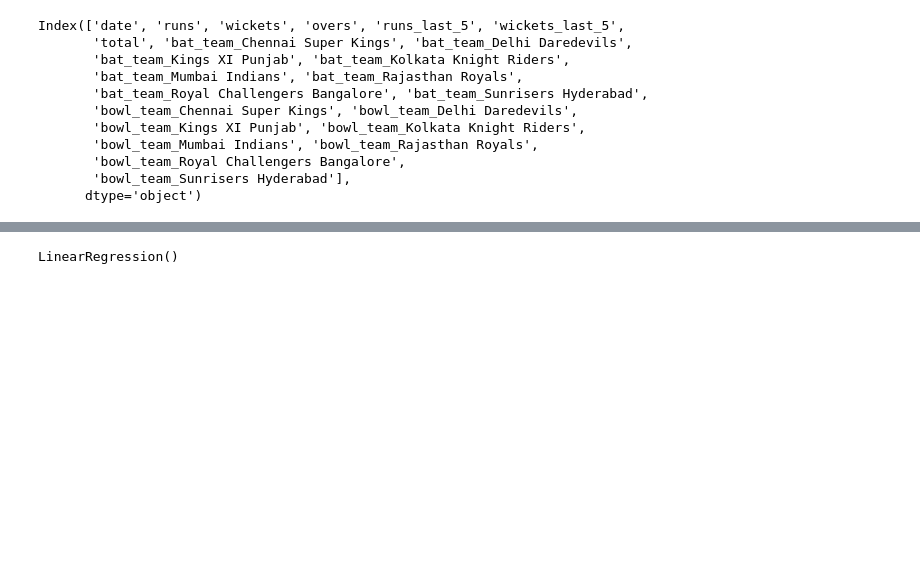
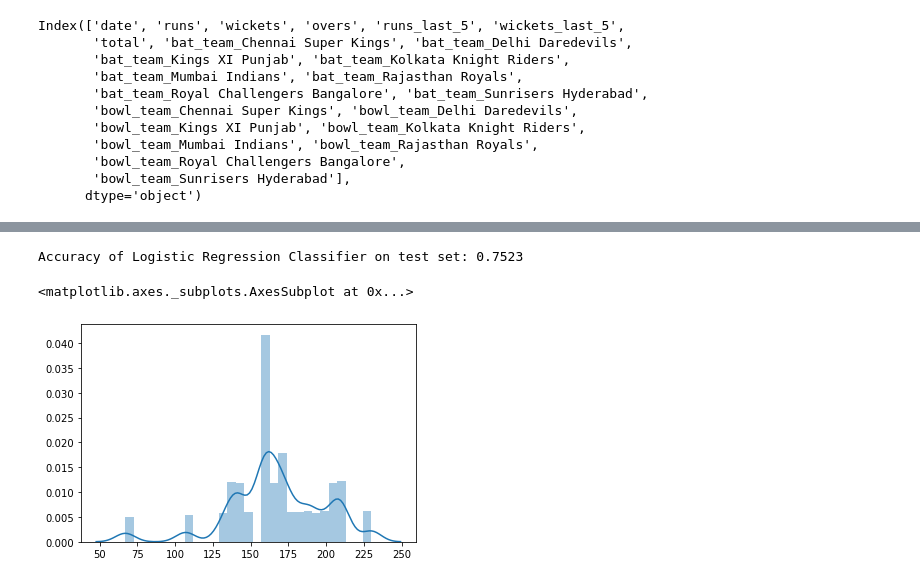
Before and after one commit to ajin513/AJIN-IPL-SCORE-PREDICTOR, a Jupyter notebook: First Innings Score Predictor.ipynb, the cells around one changed output, grey strips where cells are left out. Cells and saved outputs as stored; diff of their text form; code cells hidden in the pictures; blank space fills up the shorter version.

```diff
--- a/First Innings Score Predictor.ipynb
+++ b/First Innings Score Predictor.ipynb
@@ -131,8 +142,16 @@ X_test.drop(labels='date', axis=True, inplace=True)
 from sklearn.linear_model import LinearRegression
 regressor = LinearRegression()
 regressor.fit(X_train,y_train)
+y_pred = regressor.predict(X_test)
+print('Accuracy of Logistic Regression Classifier on test set: {:.4f}'.format(regressor.score(X_test, y_test)))
 # %% [output]
-LinearRegression()
+Accuracy of Logistic Regression Classifier on test set: 0.7523
+# %%
+import seaborn as sns
+sns.distplot( y_test)
+# %% [output]
+<matplotlib.axes._subplots.AxesSubplot at 0x...>
+[figure, added]
 # %%
 # Creating a pickle file for the classifier
 filename = 'first-innings-score-lr-model.pkl'
```
Also changed, not shown: parts of 3 cells of this notebook, 2 other files.
